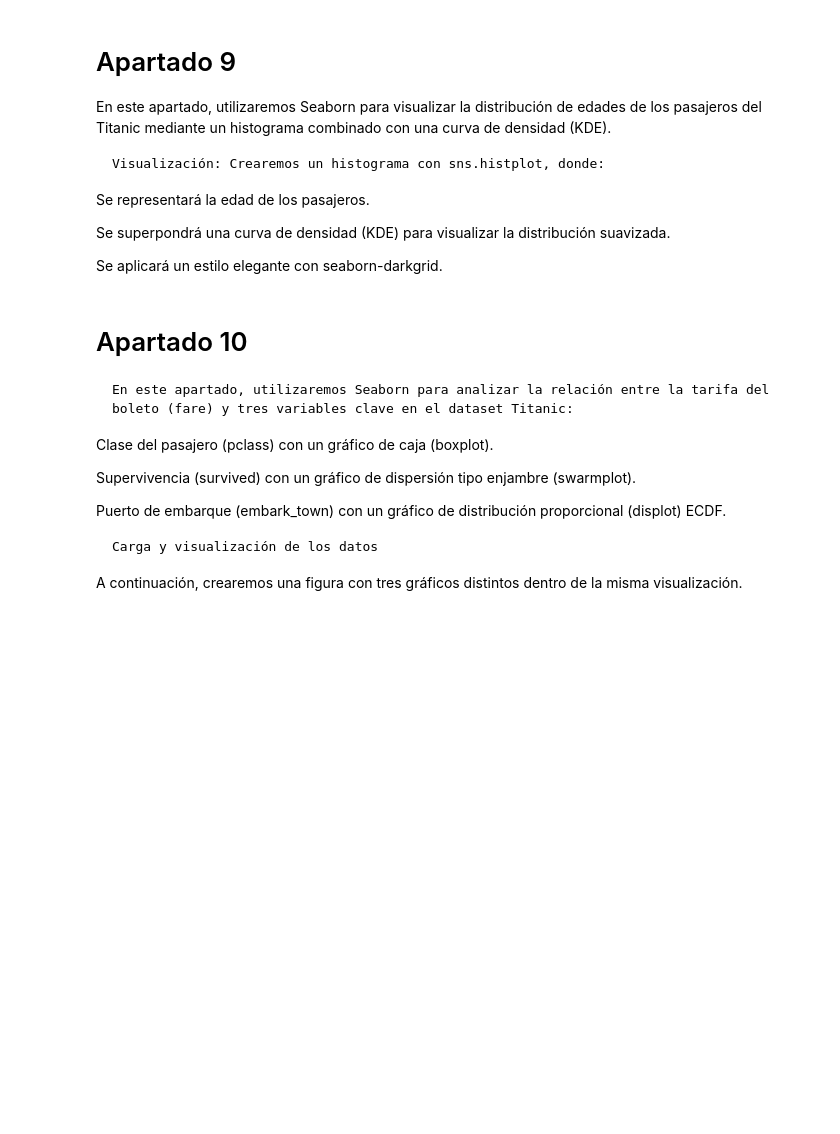
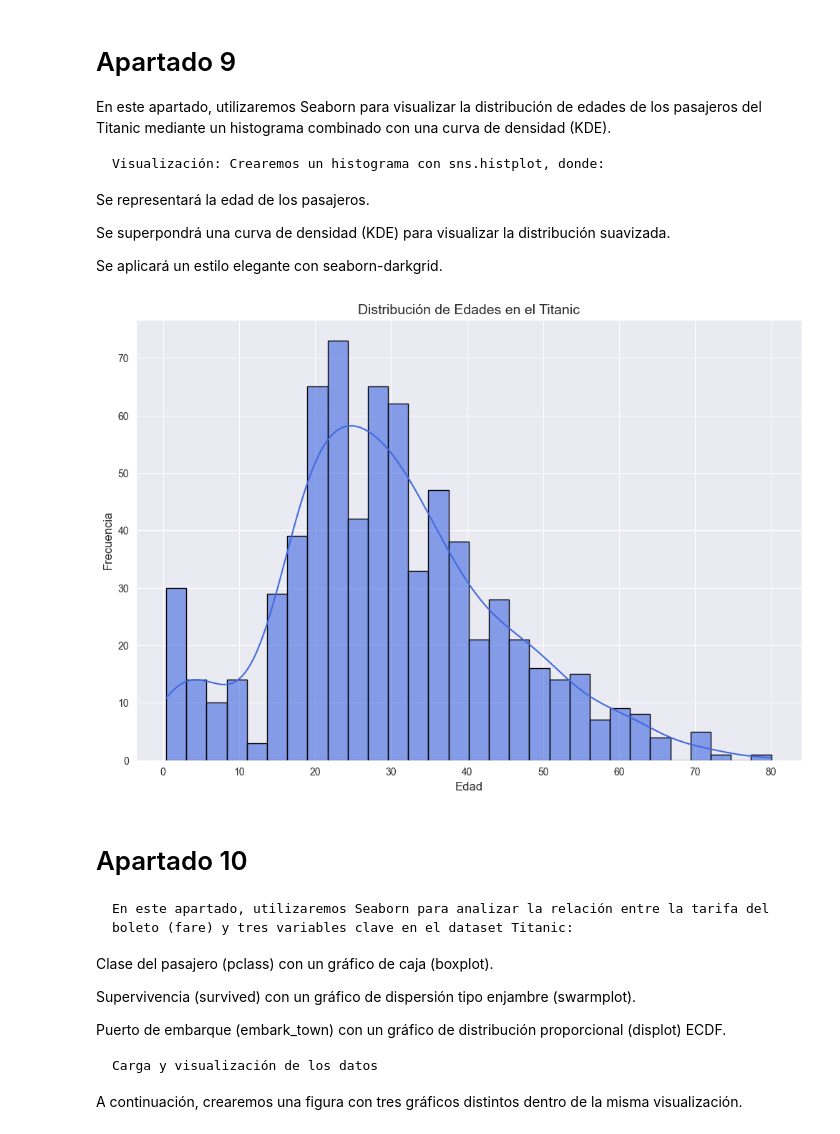
Before and after one commit to BigChunguus/ClaseIABD, a Jupyter notebook: PIA/pruebaPIA_1/UNIDAD_3/ACTIVIDAD10_ALEJANDRO/ARCHIVOS_TAREA/Actividad_10.ipynb, the cells around one changed output. Saved outputs shown, nothing was run; the diff lists cells and outputs as text; code cells hidden in the pictures; blank space fills up the shorter version.

```diff
--- a/PIA/pruebaPIA_1/UNIDAD_3/ACTIVIDAD10_ALEJANDRO/ARCHIVOS_TAREA/Actividad_10.ipynb
+++ b/PIA/pruebaPIA_1/UNIDAD_3/ACTIVIDAD10_ALEJANDRO/ARCHIVOS_TAREA/Actividad_10.ipynb
@@ -442,6 +573,20 @@ Se representará la edad de los pasajeros.
 Se superpondrá una curva de densidad (KDE) para visualizar la distribución suavizada.
 
 Se aplicará un estilo elegante con seaborn-darkgrid.
+# %%
+# Apartado 9: Histograma con KDE de edades en el Titanic
+try:
+    plt.figure(figsize=(12, 8))
+    sns.set_style("darkgrid")
+    sns.histplot(titanic_df, x='age', kde=True, bins=30, color='royalblue', edgecolor='black', alpha=0.6)
+    plt.title('Distribución de Edades en el Titanic', fontsize=14)
+    plt.xlabel('Edad', fontsize=12)
+    plt.ylabel('Frecuencia', fontsize=12)
+    plt.show()
+except Exception as e:
+    print(f"Error al generar el histograma: {e}")
+# %% [output]
+[figure, added]
 # %% [markdown]
 # Apartado 10
 
```
Also changed, not shown: parts of 17 cells of this notebook.
